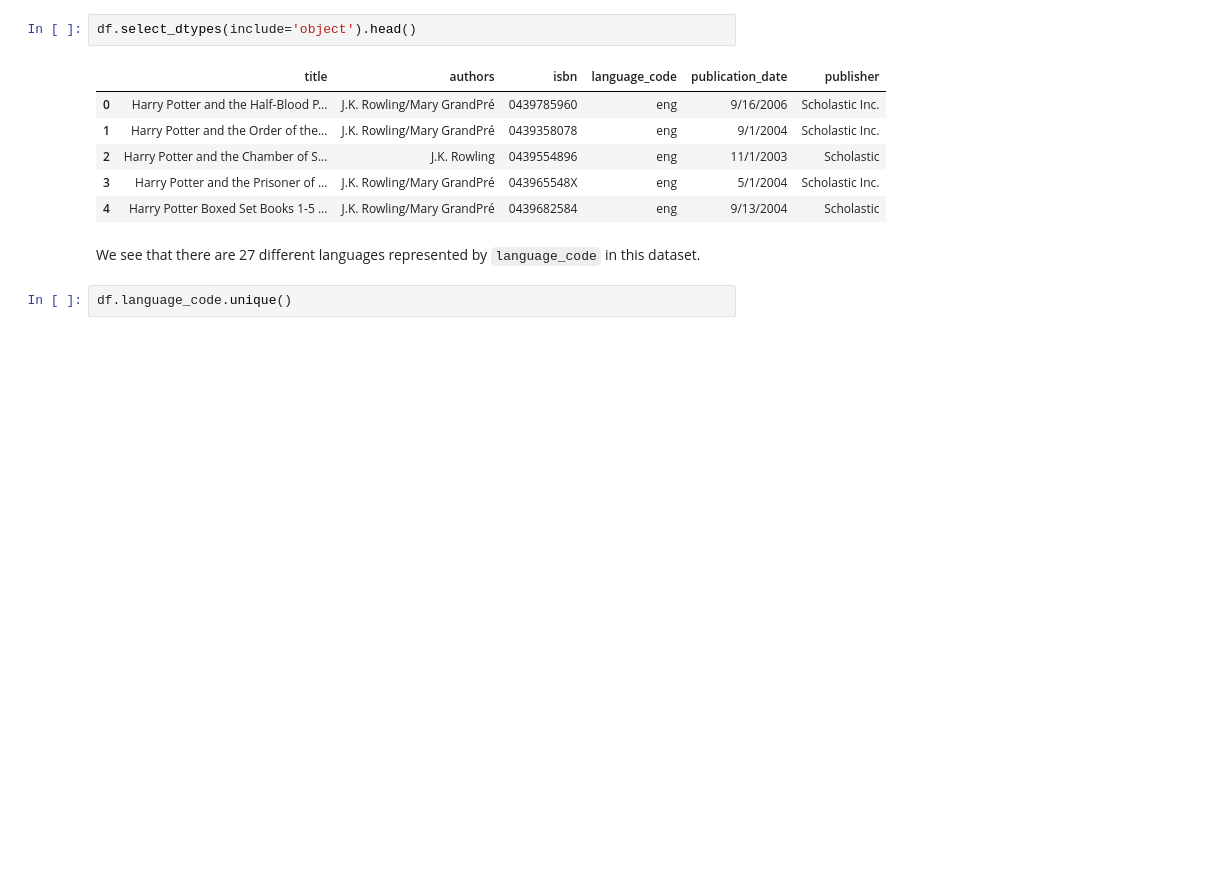
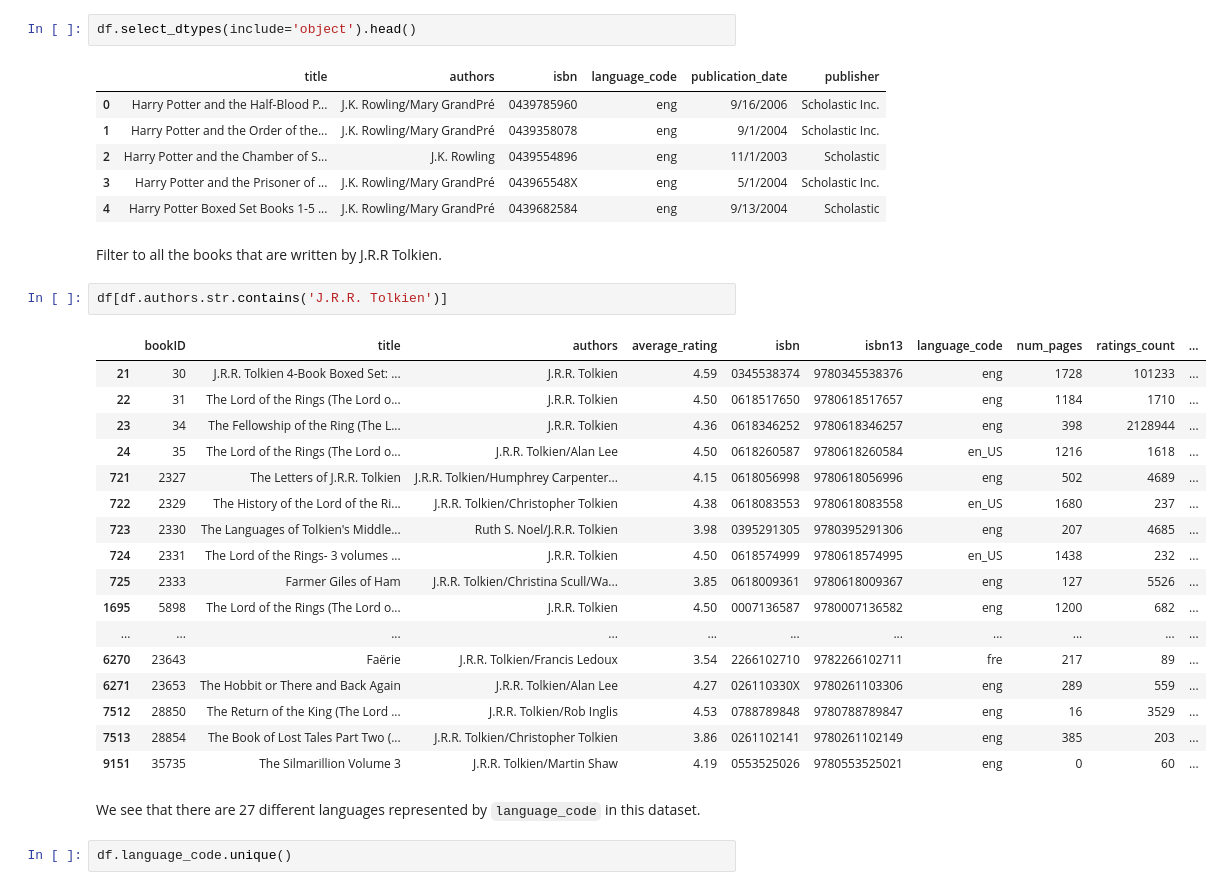
Before and after one commit to ponder-org/ponder-notebooks, a Jupyter notebook: bigquery/example/Ponder BigQuery Quickstart.ipynb, the cells around one changed output. Saved outputs shown, nothing was run; the diff lists cells and outputs as text; blank space fills up the shorter version.

```diff
--- a/bigquery/example/Ponder BigQuery Quickstart.ipynb
+++ b/bigquery/example/Ponder BigQuery Quickstart.ipynb
@@ -118,6 +118,28 @@ df.select_dtypes(include='object').head()
 | 2 | Harry Potter and the Chamber of S... | J.K. Rowling | 0439554896 | eng | 11/1/2003 | Scholastic |
 | 3 | Harry Potter and the Prisoner of ... | J.K. Rowling/Mary GrandPré | 043965548X | eng | 5/1/2004 | Scholastic Inc. |
 | 4 | Harry Potter Boxed Set Books 1-5 ... | J.K. Rowling/Mary GrandPré | 0439682584 | eng | 9/13/2004 | Scholastic |
+# %% [markdown]
+Filter to all the books that are written by J.R.R Tolkien.
+# %%
+df[df.authors.str.contains('J.R.R. Tolkien')]
+# %% [output]
+|  | bookID | title | authors | average_rating | isbn | isbn13 | language_code | num_pages | ratings_count | ... |
+| 21 | 30 | J.R.R. Tolkien 4-Book Boxed Set: ... | J.R.R. Tolkien | 4.59 | 0345538374 | 9780345538376 | eng | 1728 | 101233 | ... |
+| 22 | 31 | The Lord of the Rings (The Lord o... | J.R.R. Tolkien | 4.50 | 0618517650 | 9780618517657 | eng | 1184 | 1710 | ... |
+| 23 | 34 | The Fellowship of the Ring (The L... | J.R.R. Tolkien | 4.36 | 0618346252 | 9780618346257 | eng | 398 | 2128944 | ... |
+| 24 | 35 | The Lord of the Rings (The Lord o... | J.R.R. Tolkien/Alan Lee | 4.50 | 0618260587 | 9780618260584 | en_US | 1216 | 1618 | ... |
+| 721 | 2327 | The Letters of J.R.R. Tolkien | J.R.R. Tolkien/Humphrey Carpenter... | 4.15 | 0618056998 | 9780618056996 | eng | 502 | 4689 | ... |
+| 722 | 2329 | The History of the Lord of the Ri... | J.R.R. Tolkien/Christopher Tolkien | 4.38 | 0618083553 | 9780618083558 | en_US | 1680 | 237 | ... |
+| 723 | 2330 | The Languages of Tolkien's Middle... | Ruth S. Noel/J.R.R. Tolkien | 3.98 | 0395291305 | 9780395291306 | eng | 207 | 4685 | ... |
+| 724 | 2331 | The Lord of the Rings- 3 volumes ... | J.R.R. Tolkien | 4.50 | 0618574999 | 9780618574995 | en_US | 1438 | 232 | ... |
+| 725 | 2333 | Farmer Giles of Ham | J.R.R. Tolkien/Christina Scull/Wa... | 3.85 | 0618009361 | 9780618009367 | eng | 127 | 5526 | ... |
+| 1695 | 5898 | The Lord of the Rings (The Lord o... | J.R.R. Tolkien | 4.50 | 0007136587 | 9780007136582 | eng | 1200 | 682 | ... |
+| ... | ... | ... | ... | ... | ... | ... | ... | ... | ... | ... |
+| 6270 | 23643 | Faërie | J.R.R. Tolkien/Francis Ledoux | 3.54 | 2266102710 | 9782266102711 | fre | 217 | 89 | ... |
+| 6271 | 23653 | The Hobbit or There and Back Again | J.R.R. Tolkien/Alan Lee | 4.27 | 026110330X | 9780261103306 | eng | 289 | 559 | ... |
+| 7512 | 28850 | The Return of the King (The Lord ... | J.R.R. Tolkien/Rob Inglis | 4.53 | 0788789848 | 9780788789847 | eng | 16 | 3529 | ... |
+| 7513 | 28854 | The Book of Lost Tales Part Two (... | J.R.R. Tolkien/Christopher Tolkien | 3.86 | 0261102141 | 9780261102149 | eng | 385 | 203 | ... |
+| 9151 | 35735 | The Silmarillion Volume 3 | J.R.R. Tolkien/Martin Shaw | 4.19 | 0553525026 | 9780553525021 | eng | 0 | 60 | ... |
 # %% [markdown]
 We see that there are 27 different languages represented by `language_code` in this dataset.
 # %%
```
Also changed, not shown: 4 other files.
